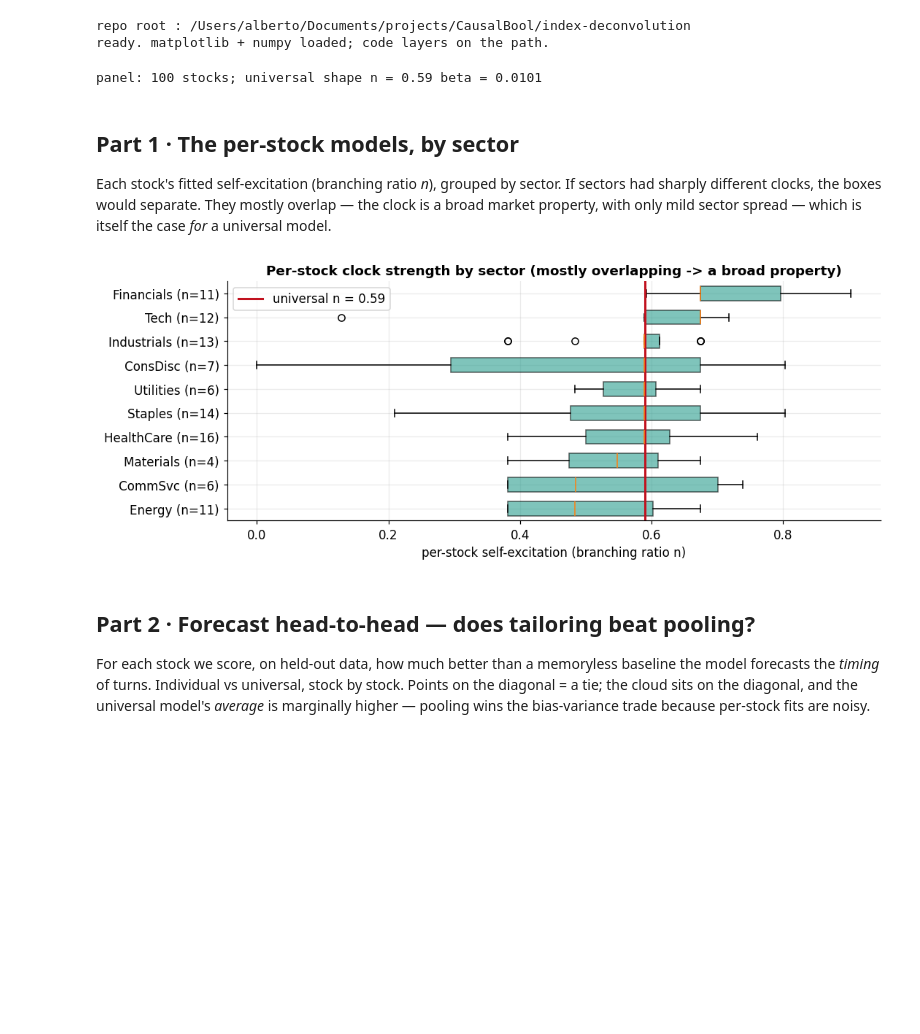
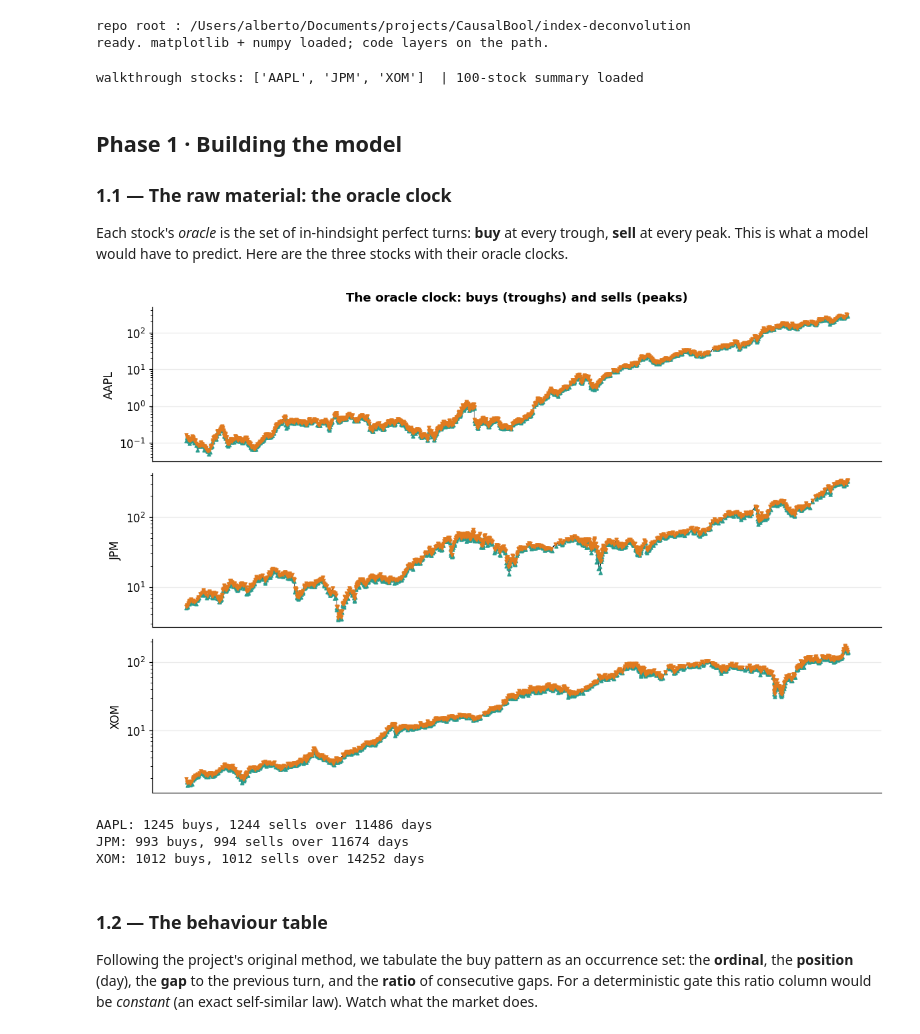
Before and after one commit to albertoHdzE/CausalBool, a Jupyter notebook: index-deconvolution/notebooks/14_individual_vs_universal.ipynb, the cells around one changed output. Drawn from its saved outputs; the diff is of its cells as text; code cells hidden in the pictures; blank space fills up the shorter version.

```diff
--- a/index-deconvolution/notebooks/14_individual_vs_universal.ipynb
+++ b/index-deconvolution/notebooks/14_individual_vs_universal.ipynb
@@ -63,45 +59,56 @@ print("ready. matplotlib + numpy loaded; code layers on the path.")
 repo root : /Users/alberto/Documents/projects/CausalBool/index-deconvolution
 ready. matplotlib + numpy loaded; code layers on the path.
 # %%
+for _sub in ["level6", "level9", "level14", "level18"]:
+    _p = os.path.join(ROOT, _sub)
+    if _p not in sys.path:
+        sys.path.insert(0, _p)
 import json
-with open(os.path.join(ROOT, "results", "exp40_individual_vs_universal.json")) as _f:
-    R = json.load(_f)
-print("panel:", R["n_series"], "stocks; universal shape n =",
-      round(R["universal_shape"]["n"],3), "beta =", round(R["universal_shape"]["beta"],4))
+DATA_100 = os.path.join(ROOT, "finance", "data_100")
+from finance import load_yahoo_close
+def load_stock(t):
+    px = load_yahoo_close(os.path.join(DATA_100, t + ".json"))
+    return [px[d] for d in sorted(px)]
+with open(os.path.join(ROOT, "results", "exp41_clock_prediction.json")) as _f:
+    RP = json.load(_f)
+STOCKS = [t for t in ["AAPL", "JPM", "XOM"] if os.path.exists(os.path.join(DATA_100, t+".json"))]
+if len(STOCKS) < 3:
+    STOCKS = [r["name"] for r in RP["rows"][:3]]
+THETA = RP["theta"]
+print("walkthrough stocks:", STOCKS, " | 100-stock summary loaded")
 # %% [output]
-panel: 100 stocks; universal shape n = 0.59 beta = 0.0101
+walkthrough stocks: ['AAPL', 'JPM', 'XOM']  | 100-stock summary loaded
 # %% [markdown]
-## Part 1 · The per-stock models, by sector
+## Phase 1 · Building the model
 
-Each stock's fitted self-excitation (branching ratio *n*), grouped by sector. If sectors
-had sharply different clocks, the boxes would separate. They mostly overlap — the clock is
-a broad market property, with only mild sector spread — which is itself the case *for* a
-universal model.
+### 1.1 — The raw material: the oracle clock
+Each stock's *oracle* is the set of in-hindsight perfect turns: **buy** at every trough,
+**sell** at every peak. This is what a model would have to predict. Here are the three
+stocks with their oracle clocks.
 # %%
-import numpy as np
-rows = R["rows"]
-secs = {}
-for r in rows:
-    secs.setdefault(r["sector"], []).append(r["ind_n"])
-order = sorted(secs, key=lambda s: np.median(secs[s]))
-data = [secs[s] for s in order]
-fig, ax = plt.subplots(figsize=(10, 4))
-bp = ax.boxplot(data, vert=False, patch_artist=True, widths=0.6)
-for patch in bp["boxes"]:
-    patch.set_facecolor(OK); patch.set_alpha(0.6)
-ax.axvline(R["universal_shape"]["n"], color=HL, lw=2, label=f"universal n = {R['universal_shape']['n']:.2f}")
-ax.set_yticklabels([f"{s} (n={len(secs[s])})" for s in order])
-ax.set_xlabel("per-stock self-excitation (branching ratio n)")
-ax.set_title("Per-stock clock strength by sector (mostly overlapping -> a broad property)")
-ax.legend(); plt.tight_layout(); plt.show()
+from behaviour import buy_sell_occurrences
+prices = {t: load_stock(t) for t in STOCKS}
+clocks = {t: buy_sell_occurrences(prices[t], THETA) for t in STOCKS}   # (buys, sells)
+fig, axes = plt.subplots(len(STOCKS), 1, figsize=(11, 2.4*len(STOCKS)))
+for ax, t in zip(np.atleast_1d(axes), STOCKS):
+    p = prices[t]; b, s = clocks[t]
+    ax.plot(p, color=INK, lw=0.5)
+    ax.scatter(b, [p[i] for i in b], marker="^", s=10, color=OK, zorder=3)
+    ax.scatter(s, [p[i] for i in s], marker="v", s=10, color=BAD, zorder=3)
+    ax.set_yscale("log"); ax.set_ylabel(t); ax.set_xticks([])
+axes[0].set_title("The oracle clock: buys (troughs) and sells (peaks)")
+plt.tight_layout(); plt.show()
+for t in STOCKS:
+    b, s = clocks[t]; print(f"{t}: {len(b)} buys, {len(s)} sells over {len(prices[t])} days")
 # %% [output]
-[figure, old version]
+[figure, new version]
+AAPL: 1245 buys, 1244 sells over 11486 days
+JPM: 993 buys, 994 sells over 11674 days
+XOM: 1012 buys, 1012 sells over 14252 days
 # %% [markdown]
-## Part 2 · Forecast head-to-head — does tailoring beat pooling?
-
-For each stock we score, on held-out data, how much better than a memoryless baseline the
-model forecasts the *timing* of turns. Individual vs universal, stock by stock. Points on
-the diagonal = a tie; the cloud sits on the diagonal, and the universal model's *average*
-is marginally higher — pooling wins the bias-variance trade because per-stock fits are
-noisy.
+### 1.2 — The behaviour table
+Following the project's original method, we tabulate the buy pattern as an occurrence set:
+the **ordinal**, the **position** (day), the **gap** to the previous turn, and the **ratio**
+of consecutive gaps. For a deterministic gate this ratio column would be *constant* (an
+exact self-similar law). Watch what the market does.
 # %%
```
Also changed, not shown: parts of 15 cells of this notebook, 7 other files.
